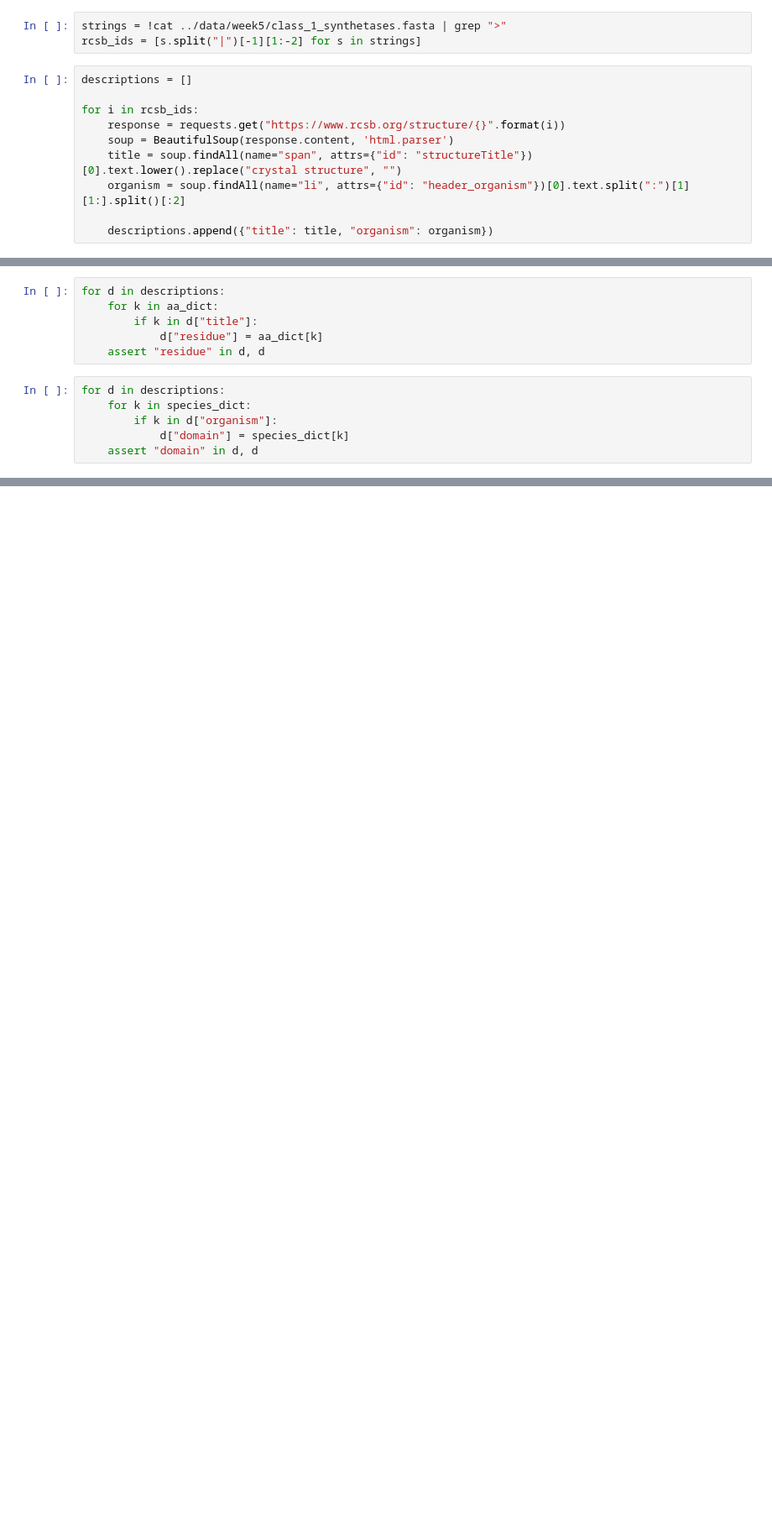
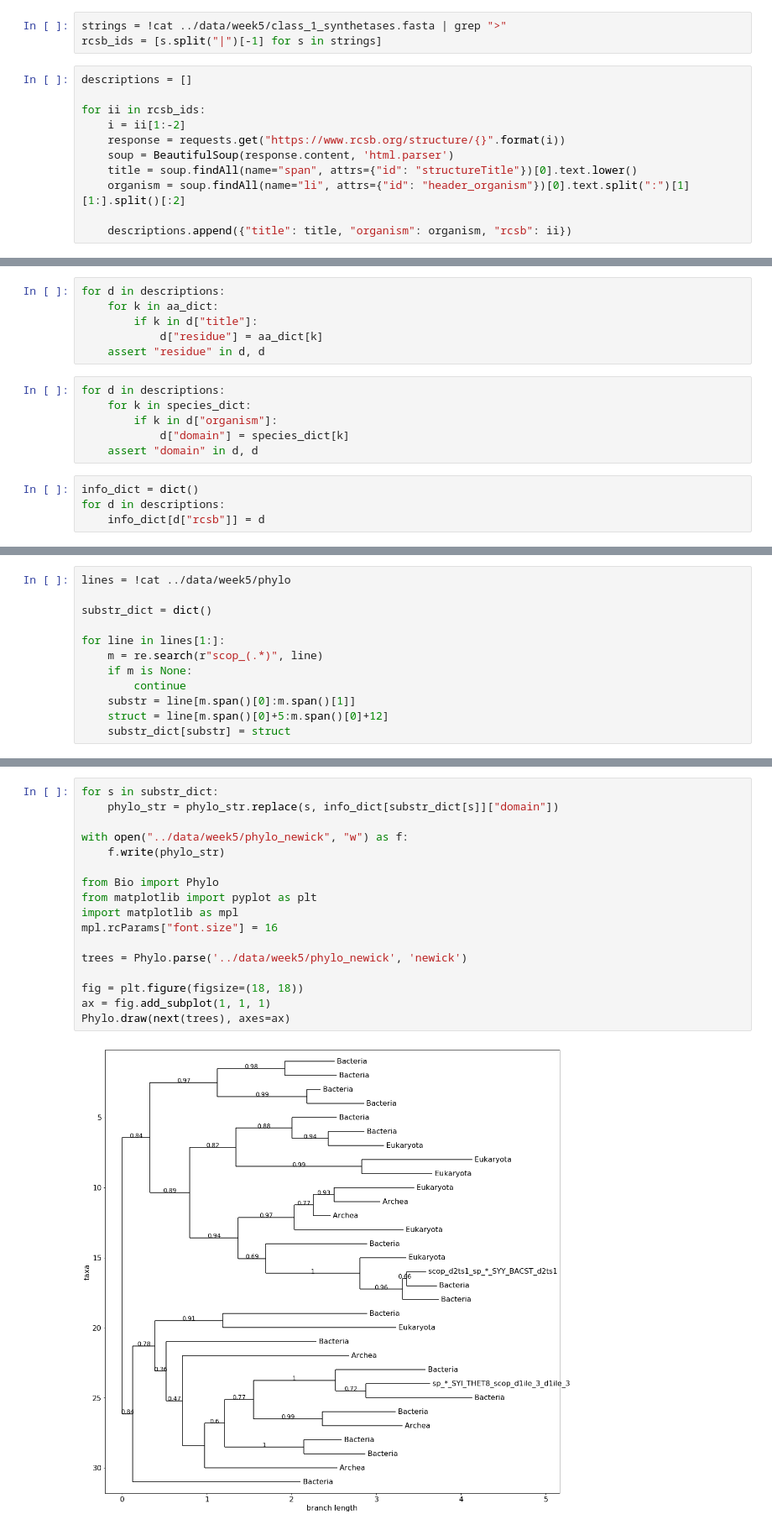
Before and after one commit to artemkondyukov/bioinf_workshop, a Jupyter notebook: notebooks/Task #5.ipynb, the cells around one changed output, grey strips where cells are left out. Shown: that part at 84% size. Cells and saved outputs as stored; diff of their text form; blank space fills up the shorter version.

Commit message:
Prettier phylogenetic trees.

```diff
--- a/notebooks/Task #5.ipynb
+++ b/notebooks/Task #5.ipynb
@@ -3,17 +3,18 @@ from bs4 import BeautifulSoup
 import requests
 # %%
 strings = !cat ../data/week5/class_1_synthetases.fasta | grep ">"
-rcsb_ids = [s.split("|")[-1][1:-2] for s in strings]
+rcsb_ids = [s.split("|")[-1] for s in strings]
 # %%
 descriptions = []
 
-for i in rcsb_ids:
+for ii in rcsb_ids:
+    i = ii[1:-2]
     response = requests.get("https://www.rcsb.org/structure/{}".format(i))
     soup = BeautifulSoup(response.content, 'html.parser')
-    title = soup.findAll(name="span", attrs={"id": "structureTitle"})[0].text.lower().replace("crystal structure", "")
+    title = soup.findAll(name="span", attrs={"id": "structureTitle"})[0].text.lower()
     organism = soup.findAll(name="li", attrs={"id": "header_organism"})[0].text.split(":")[1][1:].split()[:2]
 
-    descriptions.append({"title": title, "organism": organism})
+    descriptions.append({"title": title, "organism": organism, "rcsb": ii})
 # %%
 aa_dict = {
     "arginyl": "ARG",
@@ -62,3 +63,7 @@ for d in descriptions:
         if k in d["organism"]:
             d["domain"] = species_dict[k]
     assert "domain" in d, d
+# %%
+info_dict = dict()
+for d in descriptions:
+    info_dict[d["rcsb"]] = d
@@ -64,0 +74,12 @@ for d in descriptions:
+# %%
+lines = !cat ../data/week5/phylo
+
+substr_dict = dict()
+
+for line in lines[1:]:
+    m = re.search(r"scop_(.*)", line)
+    if m is None:
+        continue
+    substr = line[m.span()[0]:m.span()[1]]
+    struct = line[m.span()[0]+5:m.span()[0]+12]
+    substr_dict[substr] = struct
@@ -64,0 +117,19 @@ for d in descriptions:
+# %%
+for s in substr_dict:
+    phylo_str = phylo_str.replace(s, info_dict[substr_dict[s]]["domain"])
+
+with open("../data/week5/phylo_newick", "w") as f:
+    f.write(phylo_str)
+
+from Bio import Phylo
+from matplotlib import pyplot as plt
+import matplotlib as mpl
+mpl.rcParams["font.size"] = 16
+
+trees = Phylo.parse('../data/week5/phylo_newick', 'newick')
+
+fig = plt.figure(figsize=(18, 18))
+ax = fig.add_subplot(1, 1, 1)
+Phylo.draw(next(trees), axes=ax)
+# %% [output]
+[figure, added]
```
Also changed, not shown: parts of 5 cells of this notebook.
